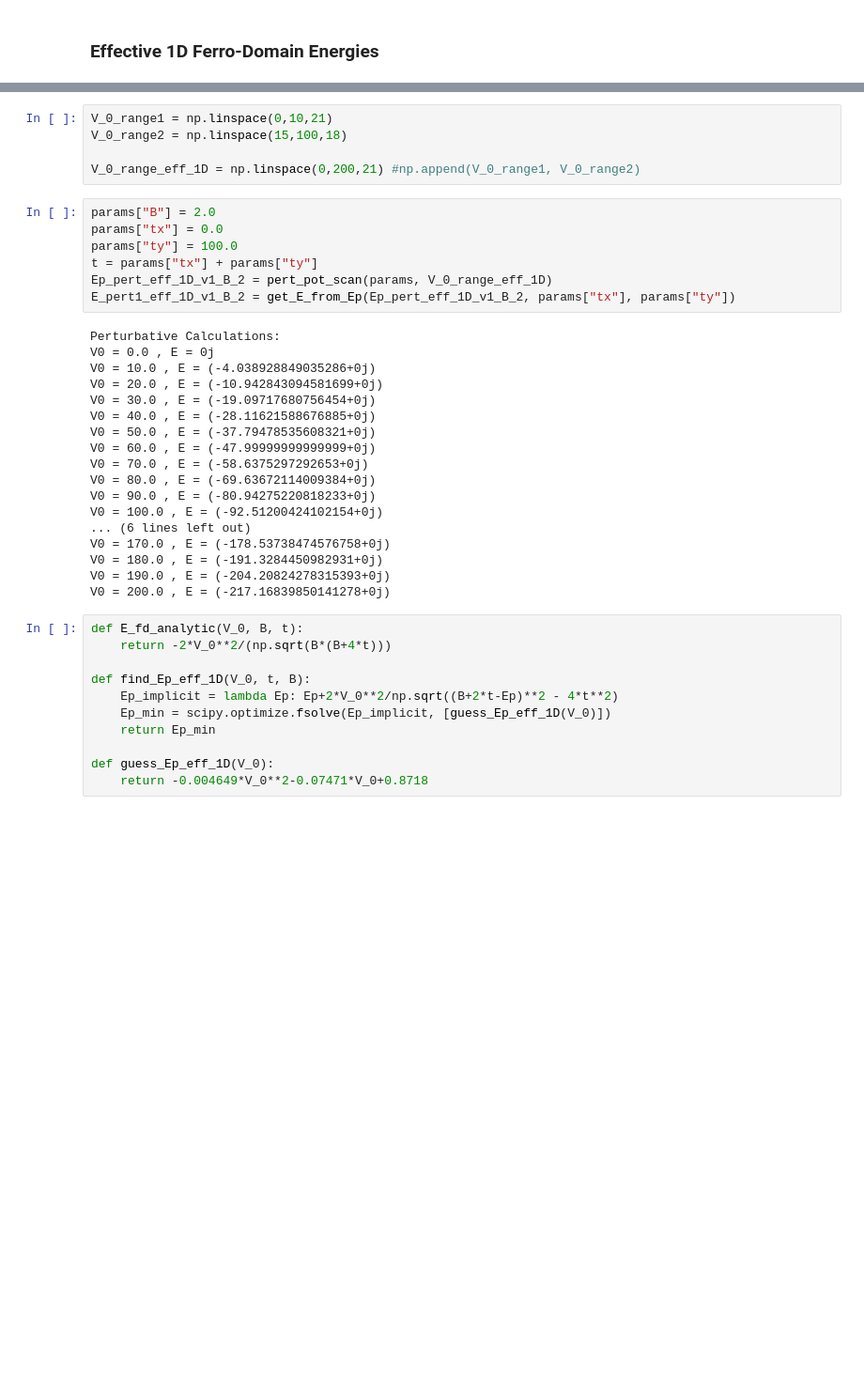
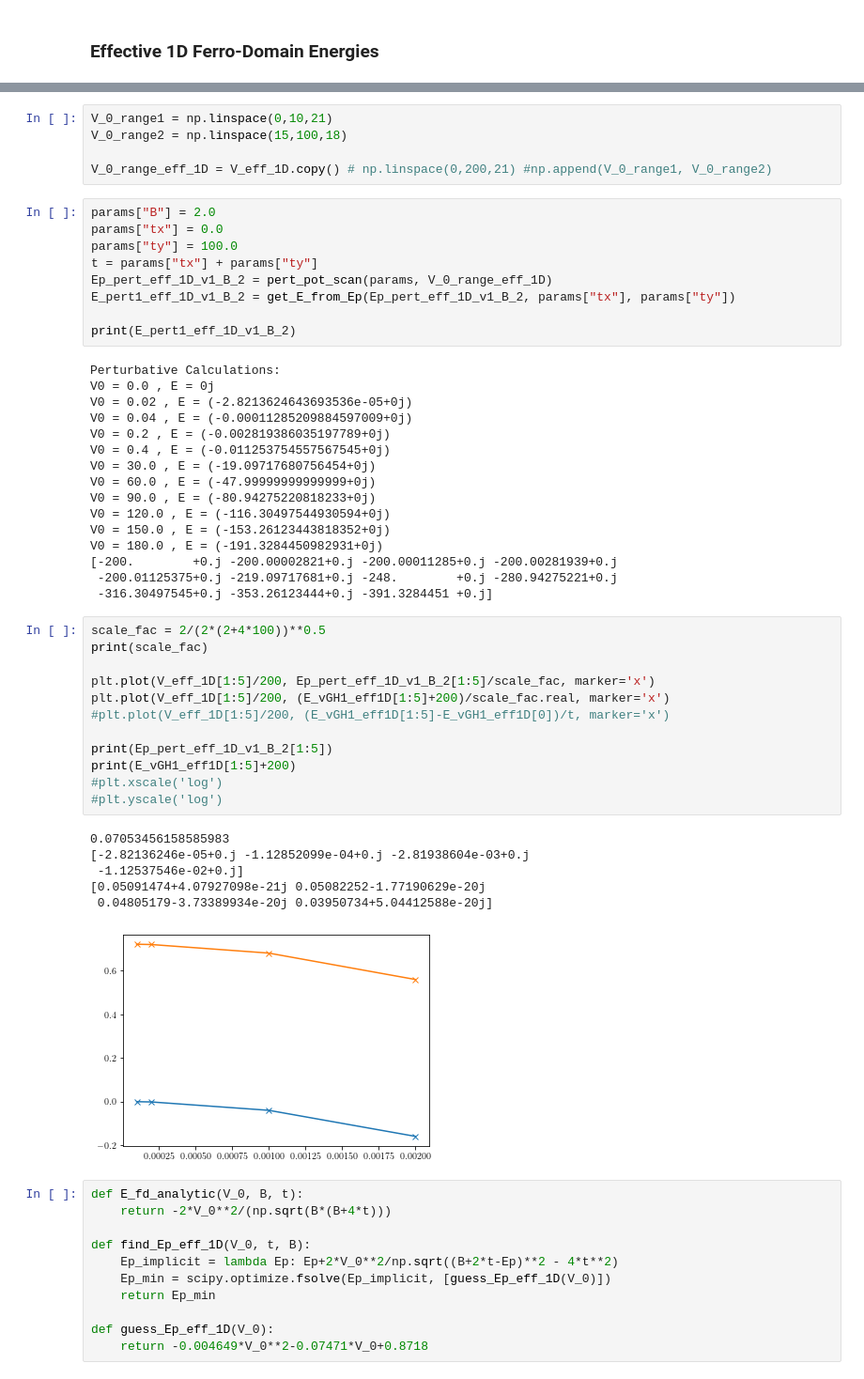
Before and after one commit to Progklui/rotor_lattice_models, a Jupyter notebook: perturbation_theory.ipynb, the cells around one changed output, grey strips where cells are left out. Shown: that part at 94% size. Saved outputs shown, nothing was run; the diff lists cells and outputs as text; blank space fills up the shorter version.

```diff
--- a/perturbation_theory.ipynb
+++ b/perturbation_theory.ipynb
@@ -837,7 +841,7 @@ print(E_vGH1_eff1D)
 V_0_range1 = np.linspace(0,10,21)
 V_0_range2 = np.linspace(15,100,18)
 
-V_0_range_eff_1D = np.linspace(0,200,21) #np.append(V_0_range1, V_0_range2)
+V_0_range_eff_1D = V_eff_1D.copy() # np.linspace(0,200,21) #np.append(V_0_range1, V_0_range2)
 # %%
 params["B"] = 2.0
 params["tx"] = 0.0
@@ -845,24 +849,43 @@ params["ty"] = 100.0
 t = params["tx"] + params["ty"]
 Ep_pert_eff_1D_v1_B_2 = pert_pot_scan(params, V_0_range_eff_1D)
 E_pert1_eff_1D_v1_B_2 = get_E_from_Ep(Ep_pert_eff_1D_v1_B_2, params["tx"], params["ty"])
+
+print(E_pert1_eff_1D_v1_B_2)
 # %% [output]
 Perturbative Calculations:
 V0 = 0.0 , E = 0j
-V0 = 10.0 , E = (-4.038928849035286+0j)
-V0 = 20.0 , E = (-10.942843094581699+0j)
+V0 = 0.02 , E = (-2.8213624643693536e-05+0j)
+V0 = 0.04 , E = (-0.00011285209884597009+0j)
+V0 = 0.2 , E = (-0.002819386035197789+0j)
+V0 = 0.4 , E = (-0.011253754557567545+0j)
 V0 = 30.0 , E = (-19.09717680756454+0j)
-V0 = 40.0 , E = (-28.11621588676885+0j)
-V0 = 50.0 , E = (-37.79478535608321+0j)
 V0 = 60.0 , E = (-47.99999999999999+0j)
-V0 = 70.0 , E = (-58.6375297292653+0j)
-V0 = 80.0 , E = (-69.63672114009384+0j)
 V0 = 90.0 , E = (-80.94275220818233+0j)
-V0 = 100.0 , E = (-92.51200424102154+0j)
-... (6 lines left out)
-V0 = 170.0 , E = (-178.53738474576758+0j)
+V0 = 120.0 , E = (-116.30497544930594+0j)
+V0 = 150.0 , E = (-153.26123443818352+0j)
 V0 = 180.0 , E = (-191.3284450982931+0j)
-V0 = 190.0 , E = (-204.20824278315393+0j)
-V0 = 200.0 , E = (-217.16839850141278+0j)
+[-200.        +0.j -200.00002821+0.j -200.00011285+0.j -200.00281939+0.j
+ -200.01125375+0.j -219.09717681+0.j -248.        +0.j -280.94275221+0.j
+ -316.30497545+0.j -353.26123444+0.j -391.3284451 +0.j]
+# %%
+scale_fac = 2/(2*(2+4*100))**0.5
+print(scale_fac)
+
+plt.plot(V_eff_1D[1:5]/200, Ep_pert_eff_1D_v1_B_2[1:5]/scale_fac, marker='x')
+plt.plot(V_eff_1D[1:5]/200, (E_vGH1_eff1D[1:5]+200)/scale_fac.real, marker='x')
+#plt.plot(V_eff_1D[1:5]/200, (E_vGH1_eff1D[1:5]-E_vGH1_eff1D[0])/t, marker='x')
+
+print(Ep_pert_eff_1D_v1_B_2[1:5])
+print(E_vGH1_eff1D[1:5]+200)
+#plt.xscale('log')
+#plt.yscale('log')
+# %% [output]
+0.07053456158585983
+[-2.82136246e-05+0.j -1.12852099e-04+0.j -2.81938604e-03+0.j
+ -1.12537546e-02+0.j]
+[0.05091474+4.07927098e-21j 0.05082252-1.77190629e-20j
+ 0.04805179-3.73389934e-20j 0.03950734+5.04412588e-20j]
+[figure, added]
 # %%
 def E_fd_analytic(V_0, B, t):
     return -2*V_0**2/(np.sqrt(B*(B+4*t)))
```
Also changed, not shown: parts of 17 cells of this notebook, 1 other file.
